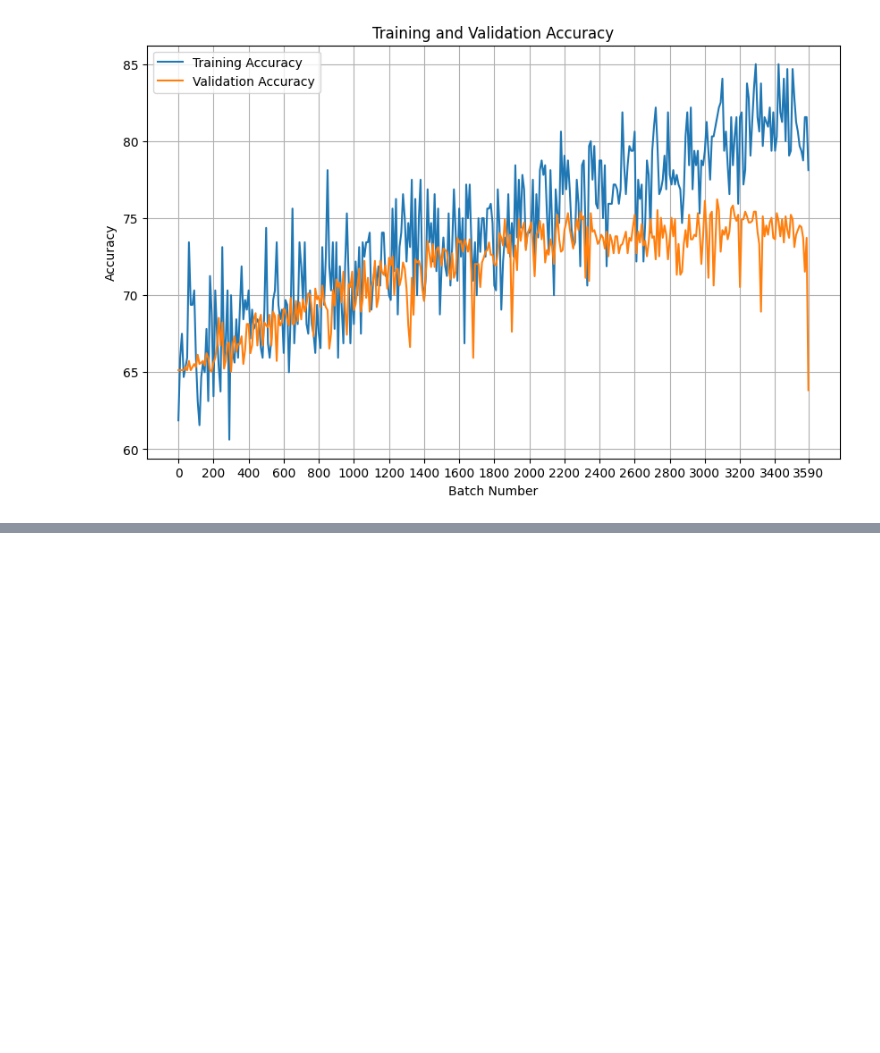
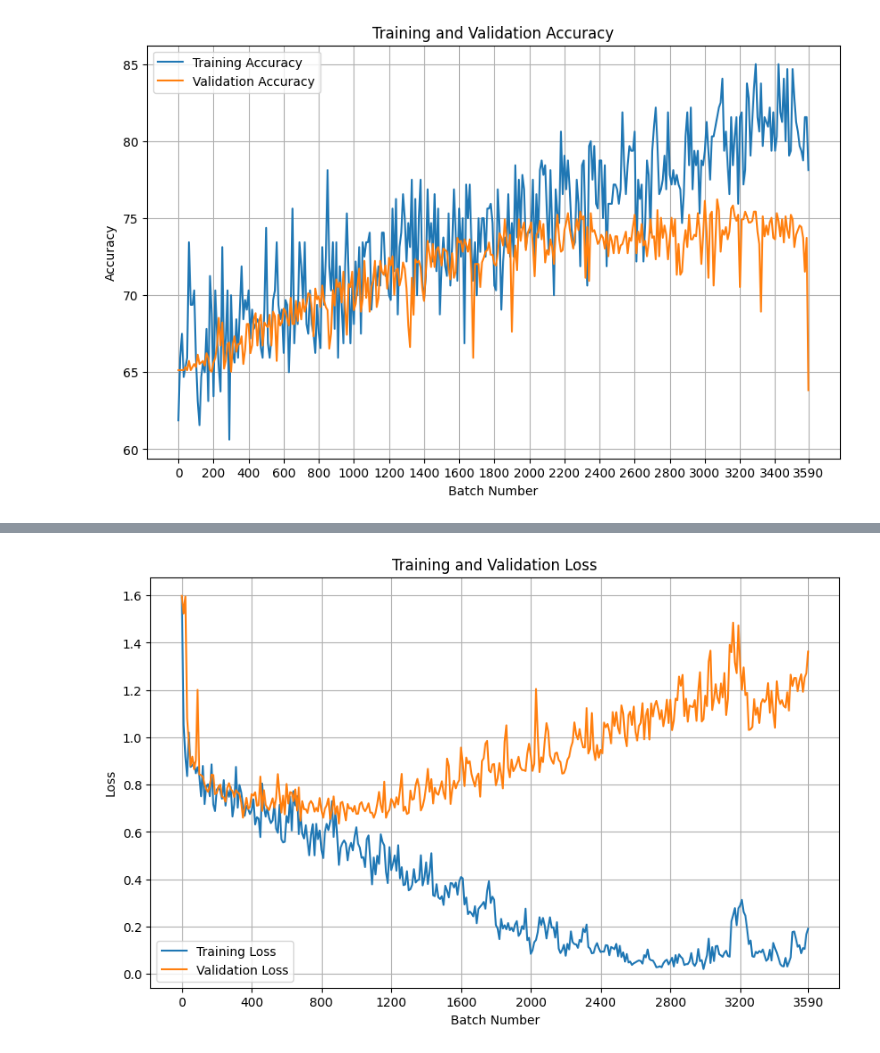
Before and after one commit to NikosGour/Machine-Learning-Assignment-2, a Jupyter notebook: report.ipynb, the cells around one changed output, grey strips where cells are left out. Saved outputs shown, nothing was run; the diff lists cells and outputs as text; code cells hidden in the pictures; blank space fills up the shorter version.

Commit message:
Finished running the complex convnn

```diff
--- a/report.ipynb
+++ b/report.ipynb
@@ -393,0 +458,21 @@ Test accuracy: 73.33% | Test loss: 1.07621169090271
+# %%
+# Copying the lists so that I don't overwrite them
+complex_train_loss = copy.deepcopy(train_loss)
+complex_val_loss = copy.deepcopy(val_loss)
+complex_train_accuracy = copy.deepcopy(train_accuracy)
+complex_val_accuracy = copy.deepcopy(val_accuracy)
+# %%
+x_axis = list(map(lambda x:x*10,range(len(complex_train_loss))))
+plt.figure(figsize=(10,6))
+plt.plot(x_axis ,complex_train_loss, label='Training Loss')
+plt.plot(x_axis , complex_val_loss,label='Validation Loss')
+xticks = np.arange(x_axis[0], x_axis[-1]+1, 400.0)
+plt.xticks([*xticks, x_axis[-1]])
+plt.xlabel('Batch Number')
+plt.ylabel('Loss')
+plt.title('Training and Validation Loss')
+plt.legend()
+plt.grid()
+plt.show()
+# %% [output]
+[figure, added]
```
Also changed, not shown: parts of 10 cells of this notebook, 1 other file.
